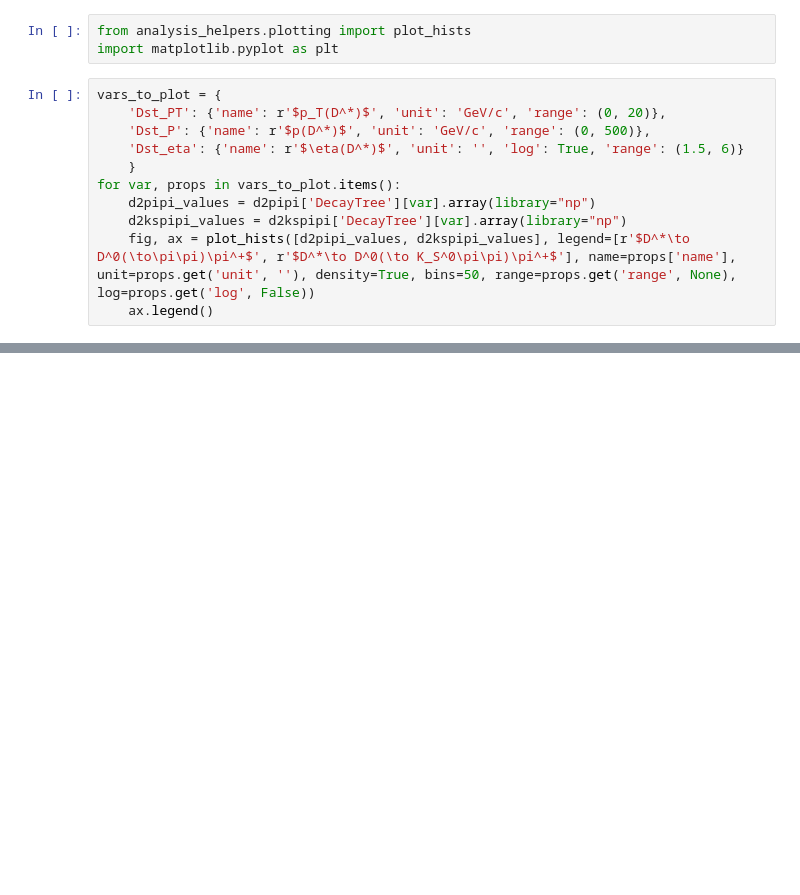
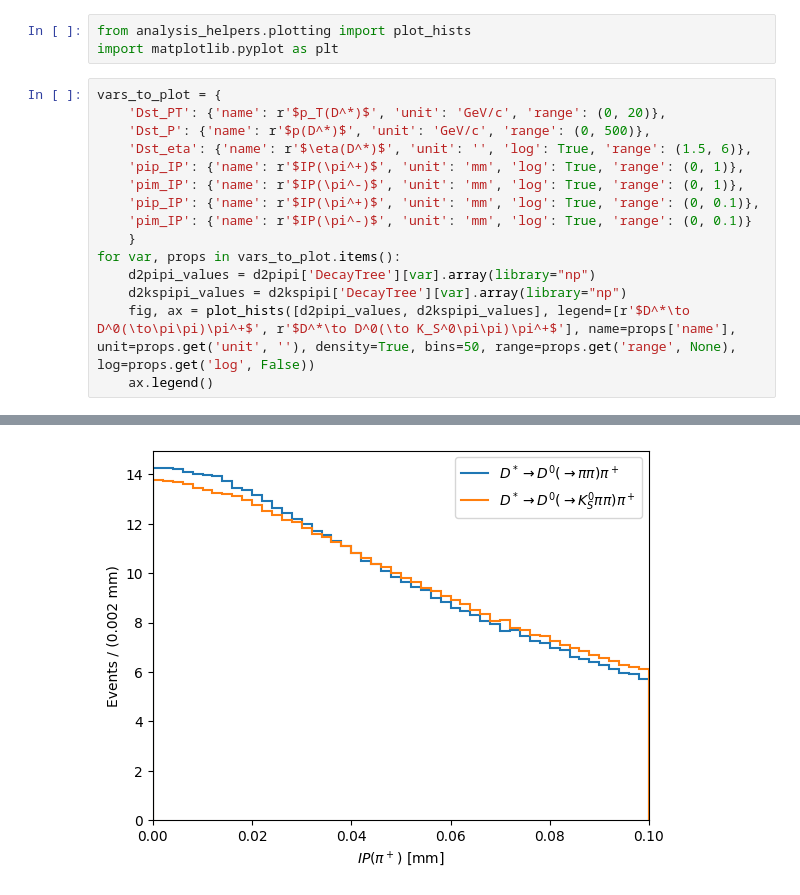
Before and after one commit to cpviolation/d02kspipi_asymmetry, a Jupyter notebook: notebooks/efficiency_studies.ipynb, the cells around one changed output, grey strips where cells are left out. Drawn from its saved outputs; the diff is of its cells as text; blank space fills up the shorter version.

```diff
--- a/notebooks/efficiency_studies.ipynb
+++ b/notebooks/efficiency_studies.ipynb
@@ -85,15 +85,20 @@ import matplotlib.pyplot as plt
 # %%
 vars_to_plot = {
     'Dst_PT': {'name': r'$p_T(D^*)$', 'unit': 'GeV/c', 'range': (0, 20)},
     'Dst_P': {'name': r'$p(D^*)$', 'unit': 'GeV/c', 'range': (0, 500)},
-    'Dst_eta': {'name': r'$\eta(D^*)$', 'unit': '', 'log': True, 'range': (1.5, 6)}
+    'Dst_eta': {'name': r'$\eta(D^*)$', 'unit': '', 'log': True, 'range': (1.5, 6)},
+    'pip_IP': {'name': r'$IP(\pi^+)$', 'unit': 'mm', 'log': True, 'range': (0, 1)},
+    'pim_IP': {'name': r'$IP(\pi^-)$', 'unit': 'mm', 'log': True, 'range': (0, 1)},
+    'pip_IP': {'name': r'$IP(\pi^+)$', 'unit': 'mm', 'log': True, 'range': (0, 0.1)},
+    'pim_IP': {'name': r'$IP(\pi^-)$', 'unit': 'mm', 'log': True, 'range': (0, 0.1)}
     }
 for var, props in vars_to_plot.items():
     d2pipi_values = d2pipi['DecayTree'][var].array(library="np")
     d2kspipi_values = d2kspipi['DecayTree'][var].array(library="np")
     fig, ax = plot_hists([d2pipi_values, d2kspipi_values], legend=[r'$D^*\to D^0(\to\pi\pi)\pi^+$', r'$D^*\to D^0(\to K_S^0\pi\pi)\pi^+$'], name=props['name'], unit=props.get('unit', ''), density=True, bins=50, range=props.get('range', None), log=props.get('log', False))
     ax.legend()
 # %% [output]
 [figure]
 [figure]
 [figure]
+[figure, added]
```
Also changed, not shown: parts of 8 cells of this notebook, 4 other files.
